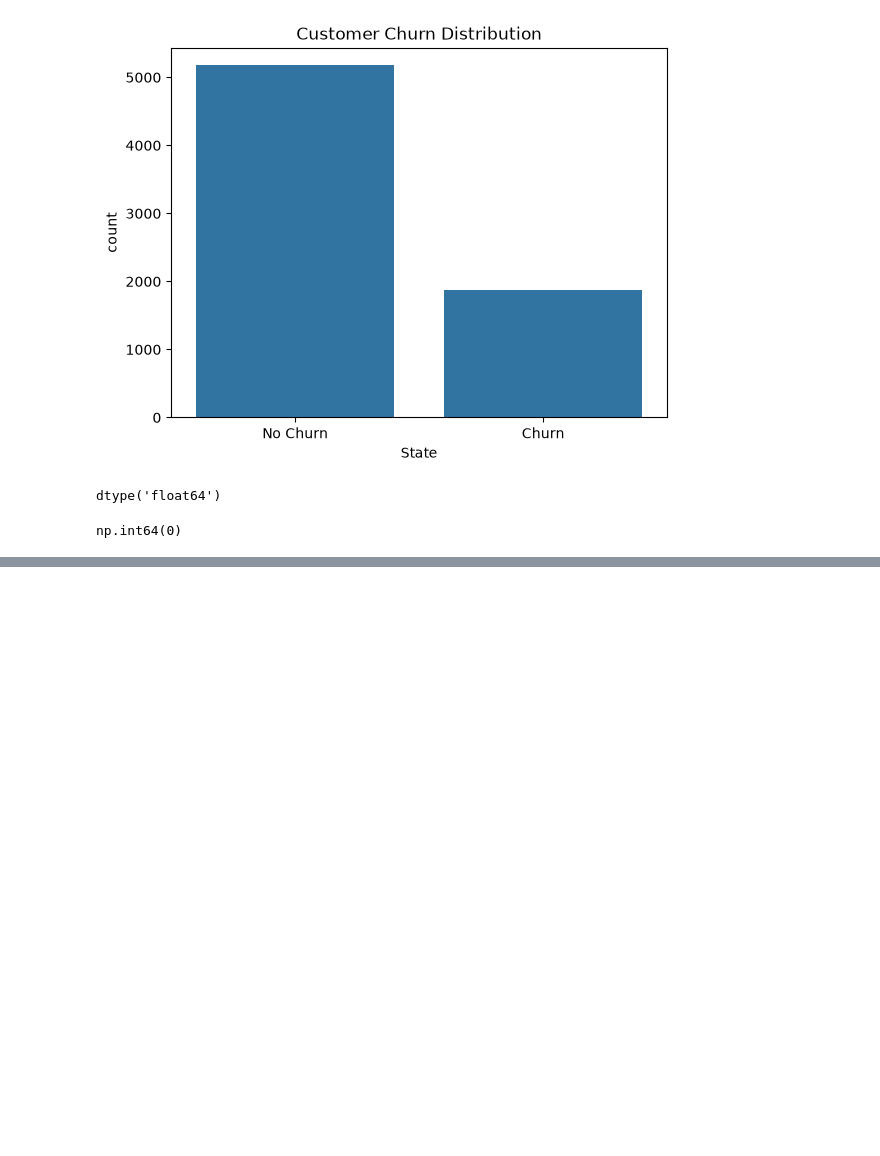
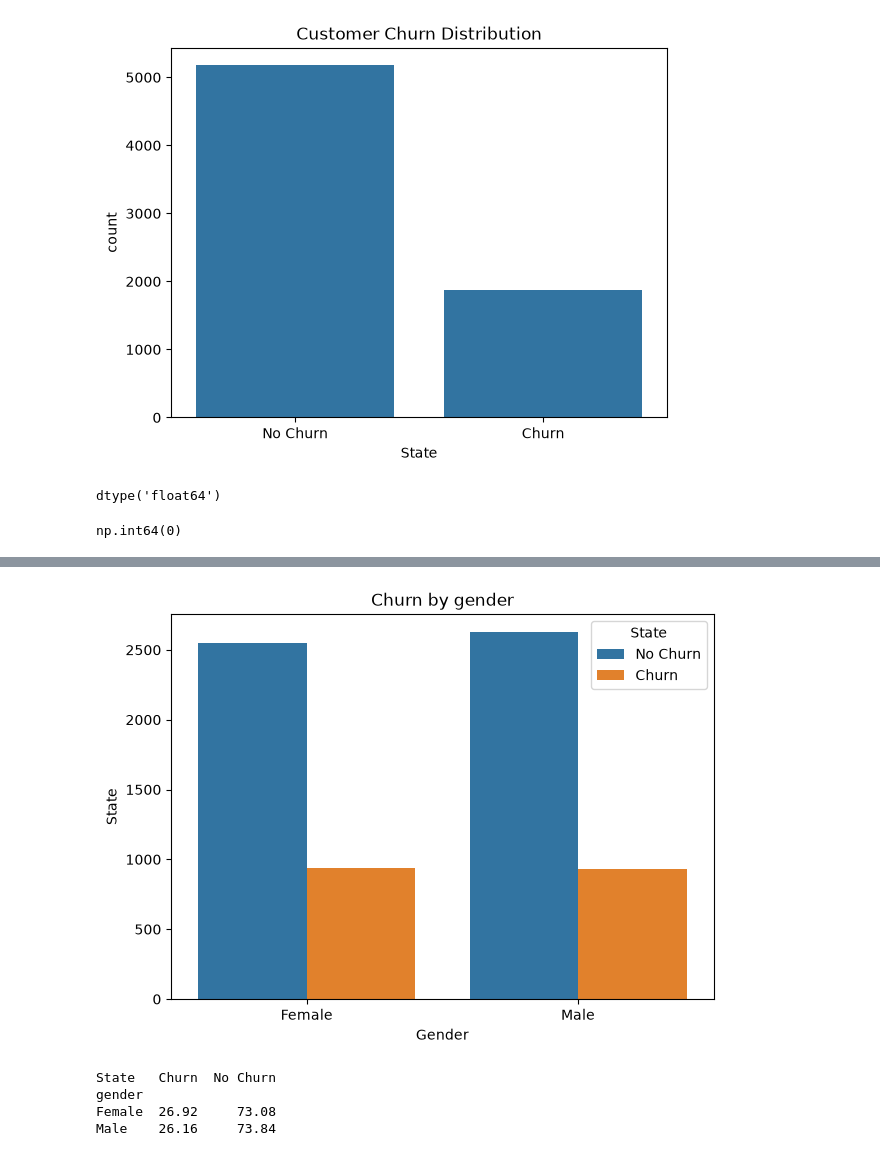
Before and after one commit to abhasj05204/Customer-Churn-Prediction, a Jupyter notebook: notebooks/EDA.ipynb, the cells around one changed output, grey strips where cells are left out. Saved outputs shown, nothing was run; the diff lists cells and outputs as text; code cells hidden in the pictures; blank space fills up the shorter version.

```diff
--- a/notebooks/EDA.ipynb
+++ b/notebooks/EDA.ipynb
@@ -191,0 +292,19 @@ np.int64(0)
+# %%
+plt.figure(figsize=(7,5))
+sns.countplot(data=df,x='gender', hue='State')
+
+plt.title("Churn by gender")
+plt.xlabel("Gender")
+plt.ylabel("State")
+
+plt.show()
+# %% [output]
+[figure, added]
+# %%
+gender_churn_rate = pd.crosstab(df["gender"], df["State"],normalize="index").mul(100).round(2)
+print(gender_churn_rate)
+# %% [output]
+State   Churn  No Churn
+gender
+Female  26.92     73.08
+Male    26.16     73.84
```
Also changed, not shown: parts of 33 cells of this notebook.
